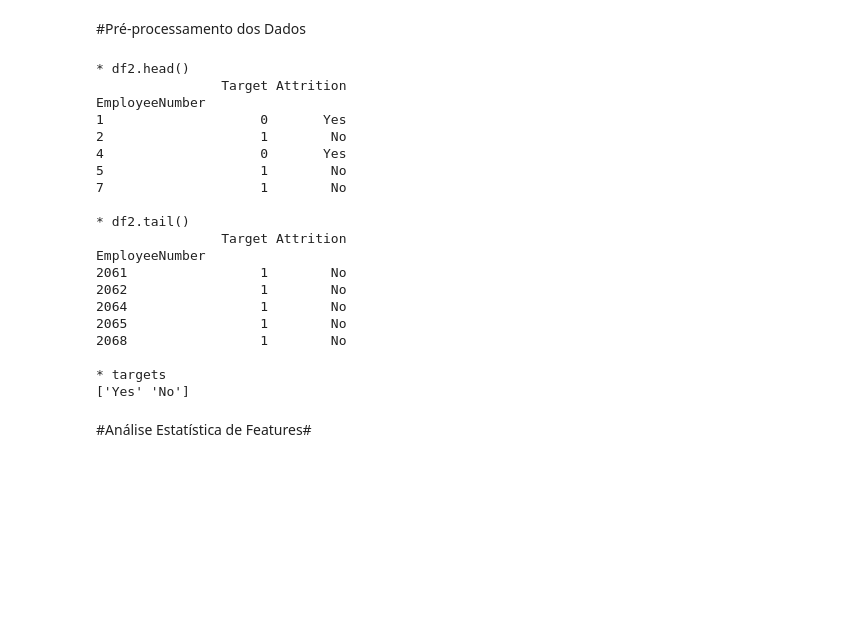
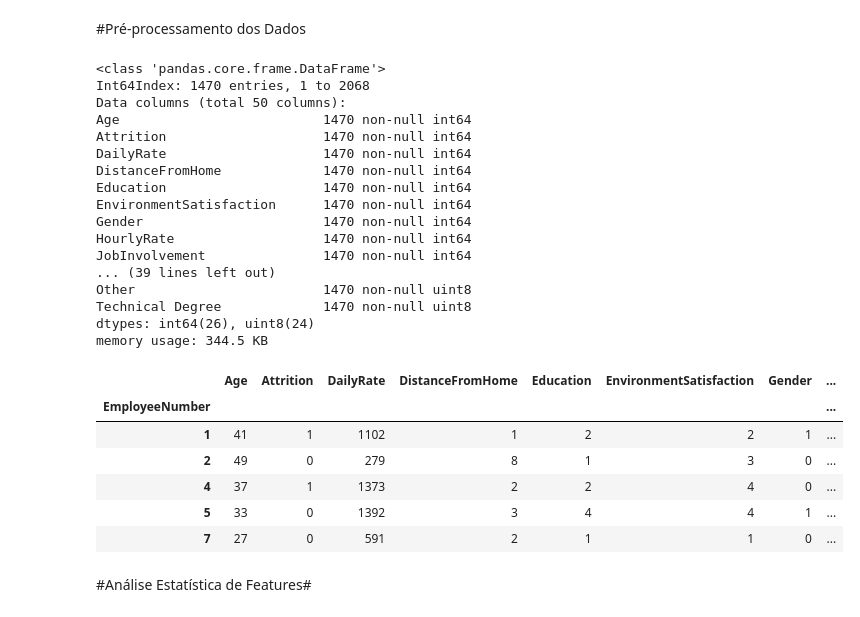
Before and after one commit to Duarbert/SAD_DuarteSantos, a Jupyter notebook: TPC5.ipynb, the cells around one changed output. Saved outputs shown, nothing was run; the diff lists cells and outputs as text; code cells hidden in the pictures; blank space fills up the shorter version.

```diff
--- a/TPC5.ipynb
+++ b/TPC5.ipynb
@@ -159,3 +205,31 @@ data.info()
+# %%
+data.info()
+data.head()
+# %% [output]
+<class 'pandas.core.frame.DataFrame'>
+Int64Index: 1470 entries, 1 to 2068
+Data columns (total 50 columns):
+Age                          1470 non-null int64
+Attrition                    1470 non-null int64
+DailyRate                    1470 non-null int64
+DistanceFromHome             1470 non-null int64
+Education                    1470 non-null int64
+EnvironmentSatisfaction      1470 non-null int64
+Gender                       1470 non-null int64
+HourlyRate                   1470 non-null int64
+JobInvolvement               1470 non-null int64
+... (39 lines left out)
+Other                        1470 non-null uint8
+Technical Degree             1470 non-null uint8
+dtypes: int64(26), uint8(24)
+memory usage: 344.5 KB
+|  | Age | Attrition | DailyRate | DistanceFromHome | Education | EnvironmentSatisfaction | Gender | ... |
+| EmployeeNumber |  |  |  |  |  |  |  | ... |
+| 1 | 41 | 1 | 1102 | 1 | 2 | 2 | 1 | ... |
+| 2 | 49 | 0 | 279 | 8 | 1 | 3 | 0 | ... |
+| 4 | 37 | 1 | 1373 | 2 | 2 | 4 | 0 | ... |
+| 5 | 33 | 0 | 1392 | 3 | 4 | 4 | 1 | ... |
+| 7 | 27 | 0 | 591 | 2 | 1 | 1 | 0 | ... |
 # %%
 #funçao de encode para binarização
 
@@ -169,31 +243,10 @@ def encode_target(df, target_column):
 # %%
-df2, targets = encode_target(data, "Attrition")
-print("* df2.head()", df2[["Target", "Attrition"]].head(),
-      sep="\n", end="\n\n")
-print("* df2.tail()", df2[["Target", "Attrition"]].tail(),
-      sep="\n", end="\n\n")
-print("* targets", targets, sep="\n", end="\n\n")
+# df2, targets = encode_target(data, "Attrition")
+# print("* df2.head()", df2[["Target", "Attrition"]].head(),
+#       sep="\n", end="\n\n")
+# print("* df2.tail()", df2[["Target", "Attrition"]].tail(),
+#       sep="\n", end="\n\n")
+# print("* targets", targets, sep="\n", end="\n\n")
-# %% [output]
-* df2.head()
-                Target Attrition
-EmployeeNumber
-1                    0       Yes
-2                    1        No
-4                    0       Yes
-5                    1        No
-7                    1        No
-
-* df2.tail()
-                Target Attrition
-EmployeeNumber
-2061                 1        No
-2062                 1        No
-2064                 1        No
-2065                 1        No
-2068                 1        No
-
-* targets
-['Yes' 'No']
 # %% [markdown]
 #Análise Estatística de Features#
 # %% [markdown]
```
Also changed, not shown: parts of 10 cells of this notebook.
